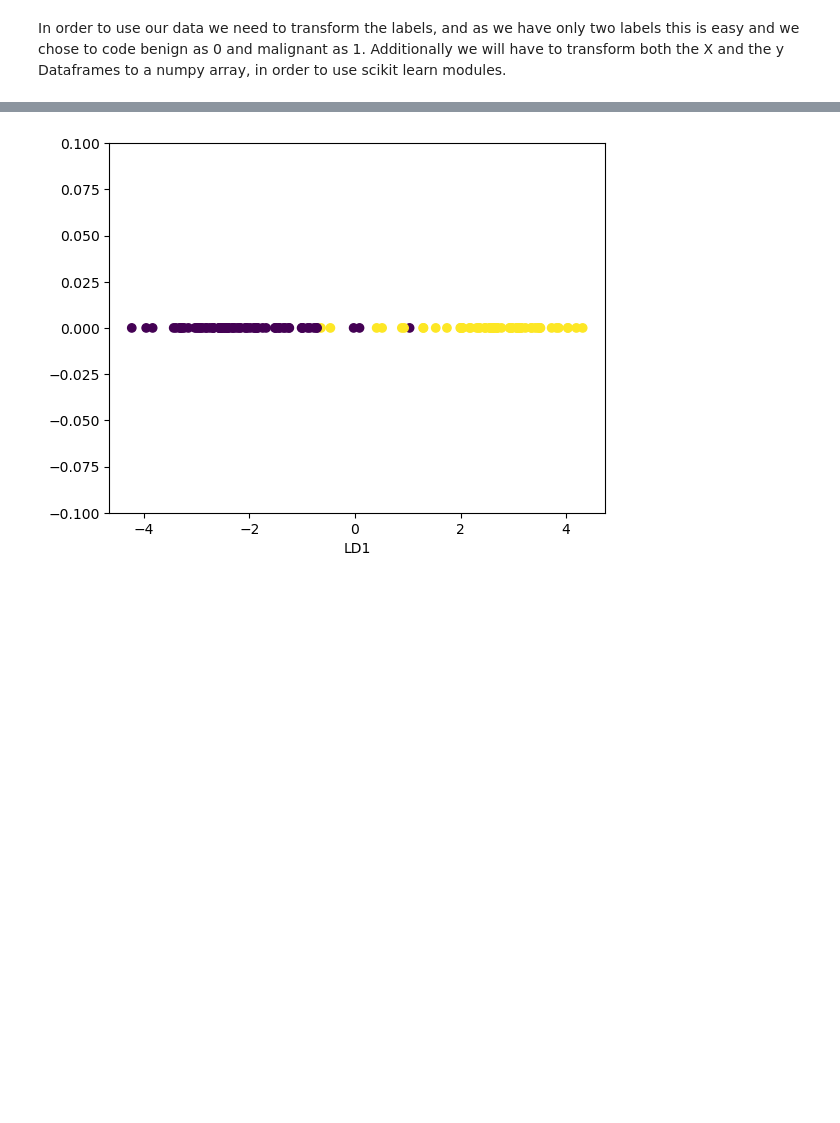
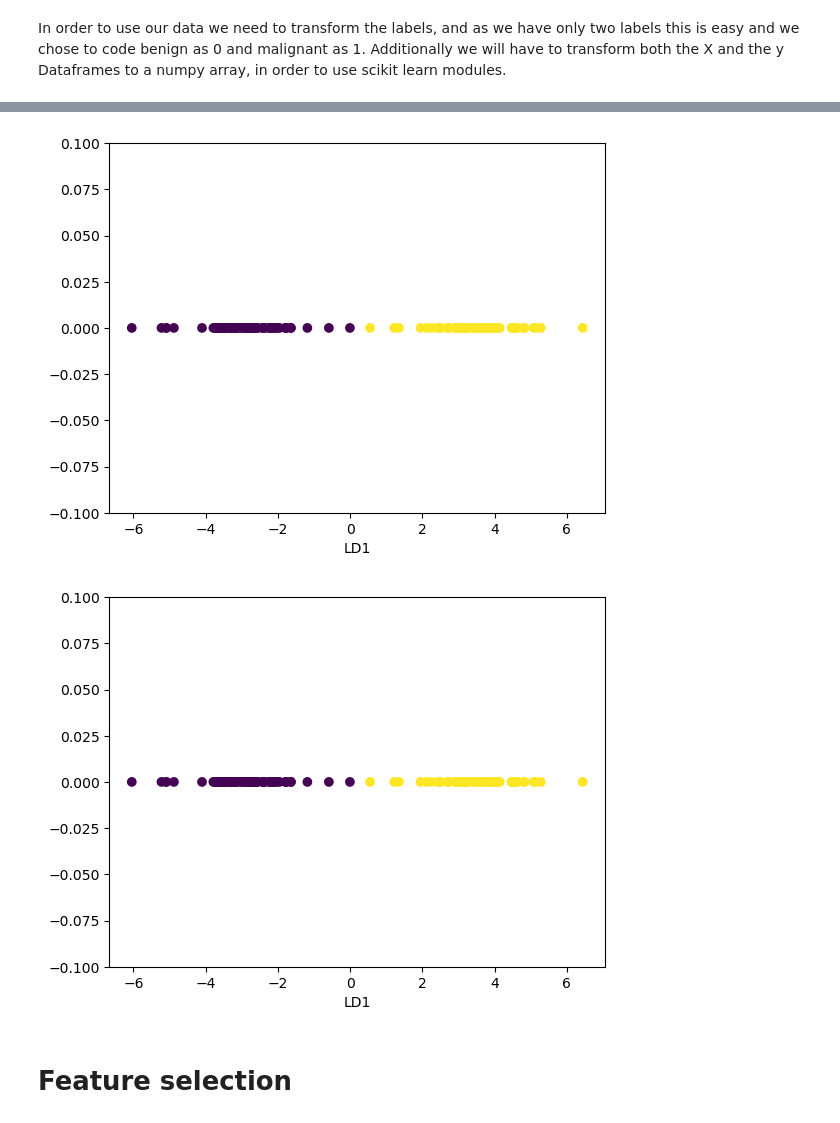
Before and after one commit to dpasqualini/TM10007_G16, a Jupyter notebook: assignment.ipynb, the cells around one changed output, grey strips where cells are left out. Cells and saved outputs as stored; diff of their text form; code cells hidden in the pictures; blank space fills up the shorter version.

```diff
--- a/assignment.ipynb
+++ b/assignment.ipynb
@@ -144,7 +144,8 @@ X_tr1.shape, y_tr1.shape
 # %% [output]
 ((134, 493), (134, 1))
 # %%
-X_filtered, features_zero_var, features_zeros, features_nans = preprocessing(X_tr1) # X_filtered, dataframe containing only columns with a non-zero variance. Features_removed, dataframe containing the names of the removed features.
+from my_functions_Dafne import preprocessing
+X_filtered, features_zero_var, features_low_std_dev, features_zeros, features_nans = preprocessing(X_tr1) # X_filtered, dataframe containing only columns with a non-zero variance. Features_removed, dataframe containing the names of the removed features.
 
 # DIT KAN MISSCHIEN BETER OOK IN EEN FUNCTIE, VAN DE VALIDATIE SET MOET DE NAN DUS OOK NOG VERVANGEN WORDEN IN MEAN VAN DEZE WAARDEN
 check_for_nan = X_filtered.isnull().values.any()    # Checking whether the dataset contains of NaN
@@ -189,8 +190,8 @@ threshold = 3
 for feature in X_filtered.columns:
 
     # Calculate the lower and upper bounds for the feature
-    lower_bound = means[feature] - threshold * stds[feature]
-    upper_bound = means[feature] - threshold * stds[feature]
+    lower_bound = means[feature] - (stds[feature] * threshold)
+    upper_bound = means[feature] + (stds[feature] * threshold)
 
     # Replace outleirs with the feature mean
     X_filtered.loc[(X_filtered[feature] < lower_bound) | (X_filtered[feature] > upper_bound), feature] = means[feature]
@@ -202,0 +202,22 @@ X_tr_norm = X_filtered.apply(normalize_column)
+# %%
+import importlib
+import my_functions_Dafne
+importlib.reload(my_functions_Dafne)
+from my_functions_Dafne import normalize_column, normalize_standard
+
+X_tr_norm = X_filtered.apply(normalize_column)
+X_tr_norm2 = X_filtered.apply(normalize_standard)
+
+# # Create a box plot of the original data
+# X_filtered.boxplot(figsize=(10,5))
+# plt.title('Original Data')
+# plt.show()
+
+# # Create a box plot of the normalized data
+# X_tr_norm.boxplot(figsize=(10,5))
+# plt.title('Normalized Data')
+# plt.show()
+
+# X_tr_norm2.boxplot(figsize=(10,5))
+# plt.title('Normalized Data 2')
+# plt.show()
@@ -207,4 +250,8 @@ plt_tsne(X_tr_norm, y_tr1)
 # %%
 plt_lda(X_tr_norm, y_tr1)
+plt_lda(X_tr_norm2, y_tr1)
 # %% [output]
-[figure, old version]
+[figure, new version]
+[figure, added]
+# %% [markdown]
+# Feature selection
```
Also changed, not shown: parts of 5 cells of this notebook, 1 other file.
